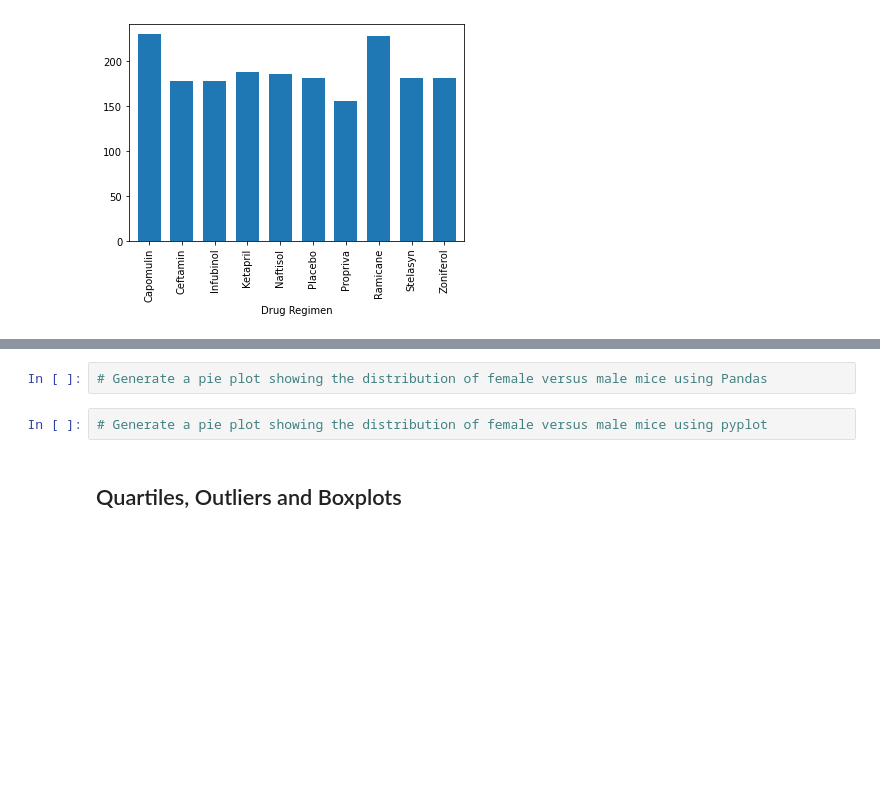
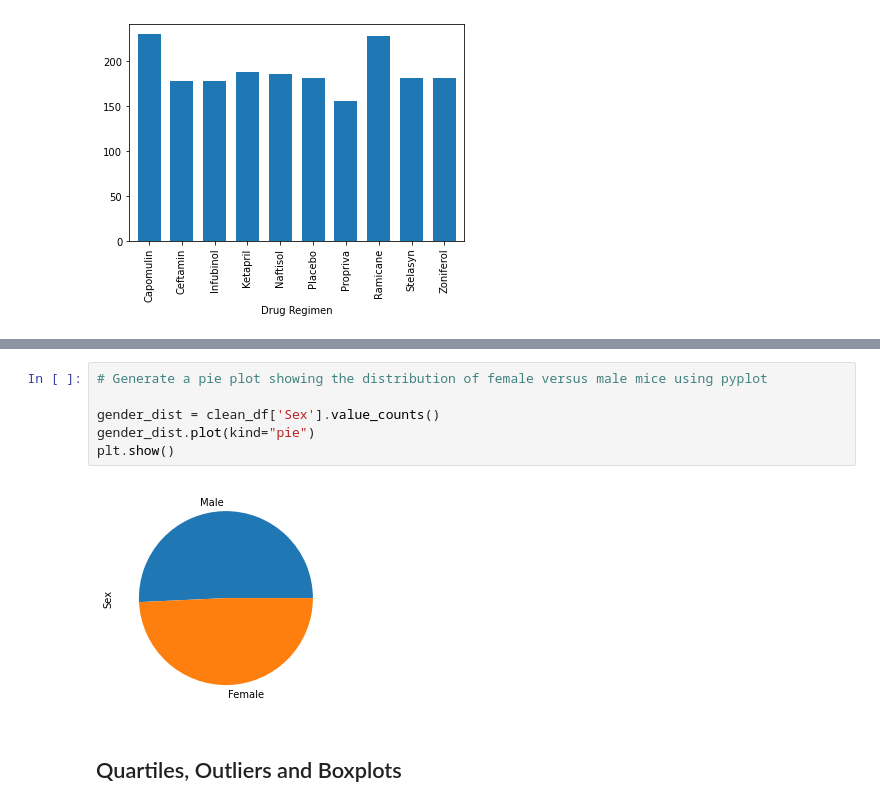
Before and after one commit to gabriellaburns/Matplotlib-Homework, a Jupyter notebook: pymaceuticals_starter.ipynb, the cells around one changed output, grey strips where cells are left out. Saved outputs shown, nothing was run; the diff lists cells and outputs as text; blank space fills up the shorter version.

```diff
--- a/pymaceuticals_starter.ipynb
+++ b/pymaceuticals_starter.ipynb
@@ -203,7 +214,11 @@ AttributeError: 'DataFrameGroupBy' object has no attribute 'value'
 # %%
-# Generate a pie plot showing the distribution of female versus male mice using Pandas
+# Generate a pie plot showing the distribution of female versus male mice using pyplot
+
+gender_dist = clean_df['Sex'].value_counts()
+gender_dist.plot(kind="pie")
+plt.show()
+# %% [output]
+[figure, added]
-# %%
-# Generate a pie plot showing the distribution of female versus male mice using pyplot
 # %% [markdown]
 ## Quartiles, Outliers and Boxplots
 # %%
```
Also changed, not shown: parts of 10 cells of this notebook.
